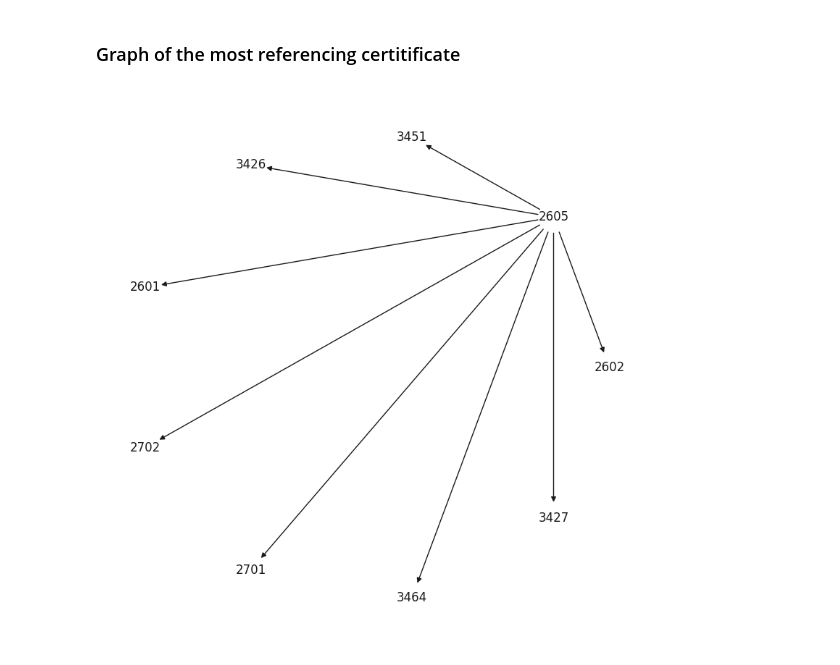
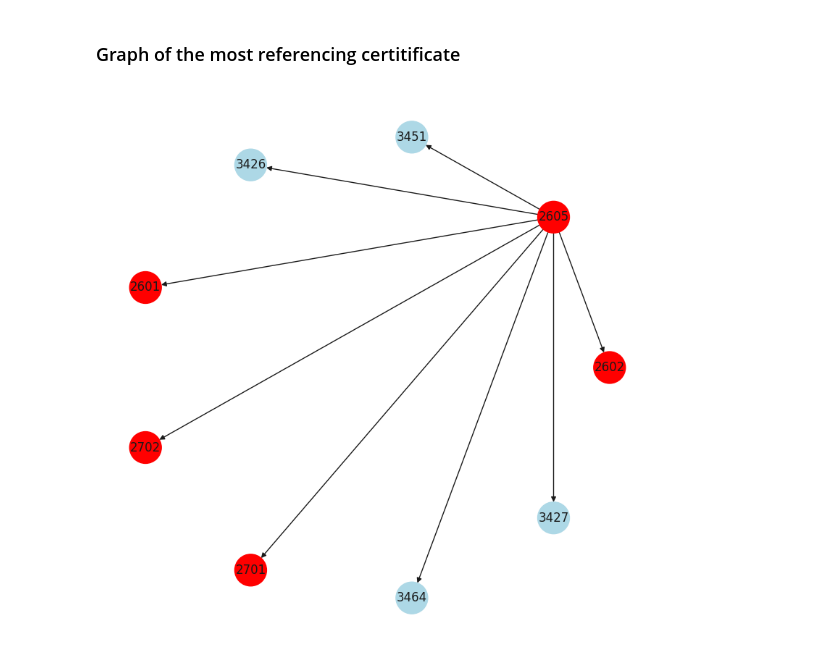
Before and after one commit to crocs-muni/sec-certs, a Jupyter notebook: notebooks/fips/references.ipynb, the cells around one changed output. Cells and saved outputs as stored; diff of their text form; code cells hidden in the pictures.

```diff
--- a/notebooks/fips/references.ipynb
+++ b/notebooks/fips/references.ipynb
@@ -570,28 +570,27 @@ plt.show()
 ### Graph of the most referencing certitificate
 # %%
 # TODO - Enrich the graph nodes with assigned CVEs
-# TODO - Refactor me please
 graph = nx.DiGraph()
 node_colors: list[str] = []
 referencing_df: DataFrame = df[df["module_directly_referencing"].notna()]
 max_referencing_num: int = referencing_df["module_directly_referencing"].apply(len).max()
 most_referencing_cert: Series = referencing_df[referencing_df["module_directly_referencing"].apply(len) == max_referencing_num].iloc[0]
 origin_cert_id: int = most_referencing_cert["cert_id"]
 origin_cert_status: str = most_referencing_cert["status"]
-color_map.append(STATUS_TO_COLOUR_MAPPING[origin_cert_status])
+node_colors.append(STATUS_TO_COLOUR_MAPPING[origin_cert_status])
 
 
 for cert_id_str in most_referencing_cert["module_directly_referencing"]:
     cert_id_int = int(cert_id_str)
     graph.add_node(cert_id_int)
     graph.add_edge(origin_cert_id, cert_id_int)
     cert_status: str = get_cert_property(df, cert_id_int, "status")
-    color_map.append(NODE_COLORS[cert_status])
+    node_colors.append(NODE_COLORS[cert_status])
 
 
 fig, ax = plt.subplots(figsize=(10, 10))
 pos = nx.circular_layout(graph)
 nx.draw(graph, pos, node_color=node_colors, arrows=True, with_labels=True, node_size=1000)
 plt.show()
 # %% [output]
-[figure, old version]
+[figure, new version]
```
Also changed, not shown: parts of 2 cells of this notebook.
